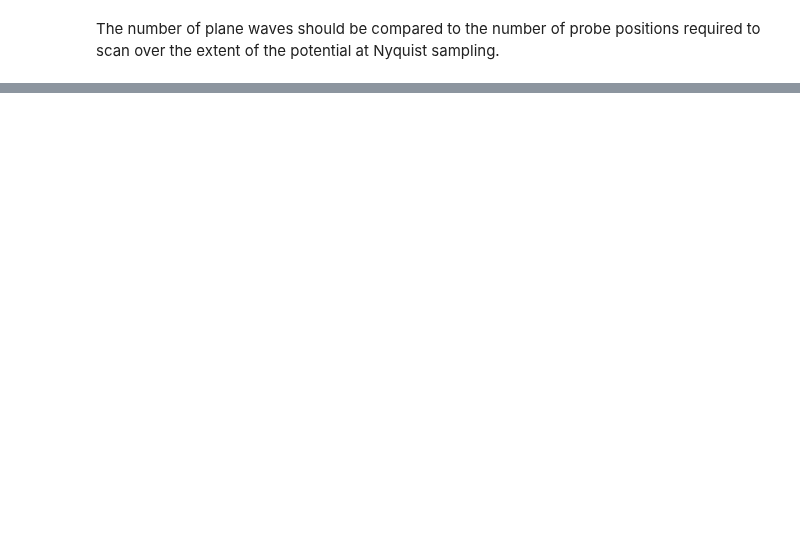
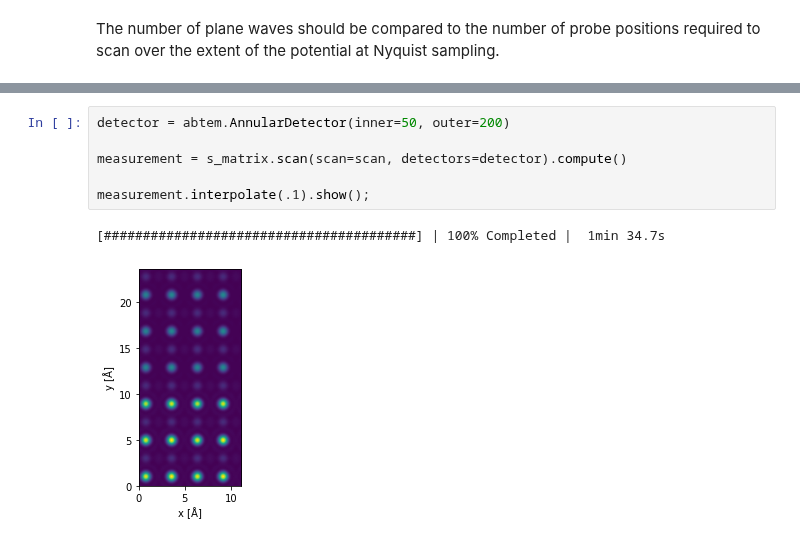
Before and after one commit to abTEM/abTEM, a Jupyter notebook: docs/user_guide/walkthrough/prism.ipynb, the cells around one changed output, grey strips where cells are left out. Saved outputs shown, nothing was run; the diff lists cells and outputs as text; blank space fills up the shorter version.

```diff
--- a/docs/user_guide/walkthrough/prism.ipynb
+++ b/docs/user_guide/walkthrough/prism.ipynb
@@ -307,0 +133,9 @@ measurement3.show();
+# %%
+detector = abtem.AnnularDetector(inner=50, outer=200)
+
+measurement = s_matrix.scan(scan=scan, detectors=detector).compute()
+
+measurement.interpolate(.1).show();
+# %% [output]
+[########################################] | 100% Completed |  1min 34.7s
+[figure, added]
```
Also changed, not shown: parts of 60 cells of this notebook.
